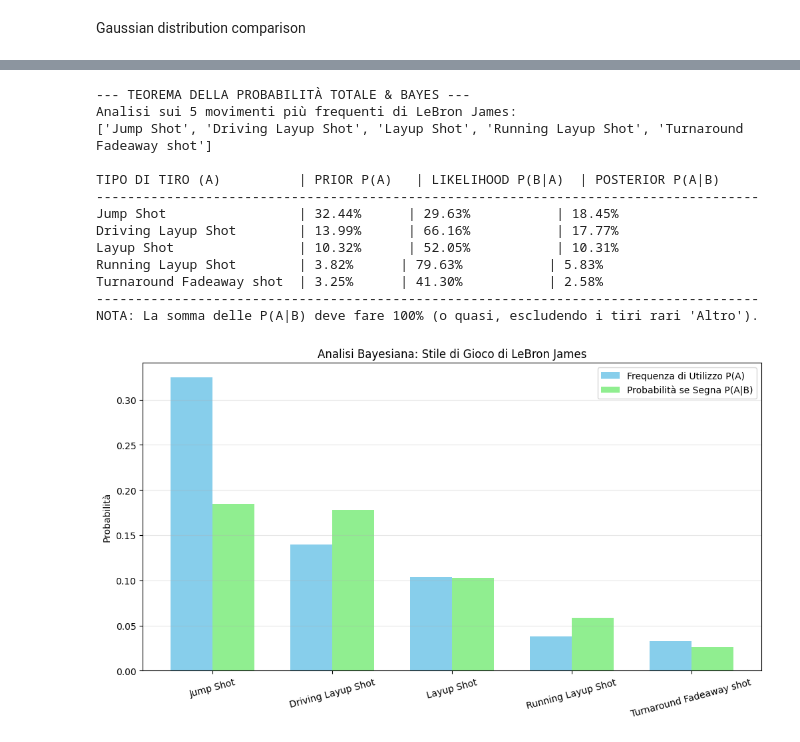
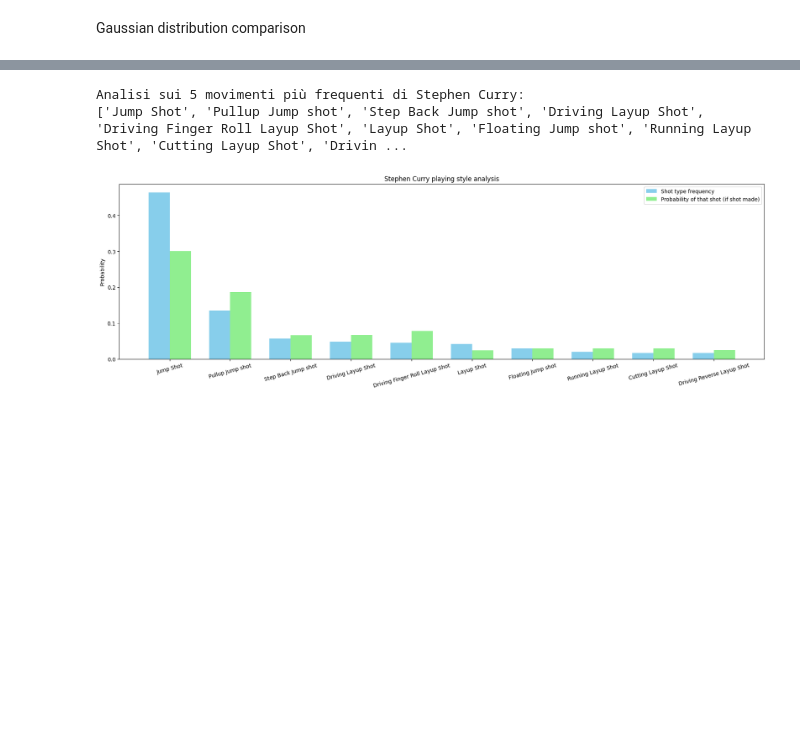
Before and after one commit to alessandromacchi-coder/nbastatsviewer, a Jupyter notebook: statisticsproject.ipynb, the cells around one changed output, grey strips where cells are left out. Saved outputs shown, nothing was run; the diff lists cells and outputs as text; code cells hidden in the pictures; blank space fills up the shorter version.

```diff
--- a/statisticsproject.ipynb
+++ b/statisticsproject.ipynb
@@ -77,7 +77,7 @@ draw_court(ax)
 # %% [markdown]
 Analyzed season played by said player
 # %%
-player = 'LeBron James'
+player = 'Stephen Curry'
 season = 2016
 shotsfiltered=shots[
     (shots['SEASON_1'] == season) &
@@ -520,87 +222,50 @@ VERIFICA SUI DATI REALI:        11.80%
 # %%
+top_actions = shotsfiltered['ACTION_TYPE'].value_counts().nlargest(10).index.tolist()
 
-# 1. PREPARAZIONE DEI DATI
-# La colonna ACTION_TYPE ha troppi nomi diversi (es. "Running Jump Shot", "Turnaround Jump Shot").
-# Prendiamo solo i 5 tipi di tiro più frequenti per non incasinare il grafico.
-top_actions = shotsfiltered['ACTION_TYPE'].value_counts().nlargest(5).index.tolist()
-
-# Creiamo un nuovo dataframe solo con questi 5 tipi
 df_top = shotsfiltered[shotsfiltered['ACTION_TYPE'].isin(top_actions)].copy()
 
-# Calcoliamo la probabilità totale di segnare (P(B)) su tutto il dataset originale
-p_made_total = shotsfiltered['SHOT_MADE'].mean()
+shotmadeprob = shotsfiltered['SHOT_MADE'].mean()
 
-print(f"--- TEOREMA DELLA PROBABILITÀ TOTALE & BAYES ---")
 print(f"Analisi sui 5 movimenti più frequenti di {player}:")
 print(f"{top_actions}\n")
-
-print(f"{'TIPO DI TIRO (A)':<25} | {'PRIOR P(A)':<12} | {'LIKELIHOOD P(B|A)':<18} | {'POSTERIOR P(A|B)':<18}")
-print("-" * 85)
-
 results = []
 
 # 2. CICLO DI CALCOLO PER OGNI TIPO DI TIRO
 for action in top_actions:
-    # Filtriamo i dati per questo specifico movimento
     subset = shotsfiltered[shotsfiltered['ACTION_TYPE'] == action]
 
-    # A. PROBABILITÀ A PRIORI - P(A)
-    # "Quanto spesso sceglie di fare questo tiro?"
-    p_A = len(subset) / len(shotsfiltered)
+    shottypeprob = len(subset) / len(shotsfiltered) #how often that type of shot is chosen by the player?
 
-    # B. VEROSIMIGLIANZA - P(B|A)
-    # "Dato che ha scelto questo tiro, con che probabilità segna?" (La sua precisione)
-    p_B_given_A = subset['SHOT_MADE'].mean()
+    subshotmadeprob = subset['SHOT_MADE'].mean()
 
-    # C. PROBABILITÀ A POSTERIORI (BAYES) - P(A|B)
-    # "Dato che ha segnato (B), qual è la probabilità che fosse questo tiro?"
-    # Formula: P(A|B) = (P(B|A) * P(A)) / P(B_totale)
-    p_A_given_B = (p_B_given_A * p_A) / p_made_total
+    probshotwasaction = (subshotmadeprob * shottypeprob) / shotmadeprob
 
-    # Salviamo i dati per il grafico
     results.append({
         'Action': action,
-        'Prior': p_A,
-        'Likelihood': p_B_given_A,
-        'Posterior': p_A_given_B
+        'Prior': shottypeprob,
+        'Likelihood': subshotmadeprob,
+        'Posterior': probshotwasaction
     })
 
-    print(f"{action:<25} | {p_A:.2%}      | {p_B_given_A:.2%}           | {p_A_given_B:.2%}")
 
-print("-" * 85)
-print(f"NOTA: La somma delle P(A|B) deve fare 100% (o quasi, escludendo i tiri rari 'Altro').")
 
-# 3. GRAFICO: CONFRONTO A PRIORI vs A POSTERIORI
 df_res = pd.DataFrame(results).set_index('Action')
 
-fig, ax = plt.subplots(figsize=(12, 6))
+fig, ax = plt.subplots(figsize=(22, 6))
 x = range(len(df_res))
 width = 0.35
 
-# Barre: Quanto lo usa (Blu) vs Quanto contribuisce ai canestri (Verde)
-ax.bar([i - width/2 for i in x], df_res['Prior'], width, label='Frequenza di Utilizzo P(A)', color='skyblue')
-ax.bar([i + width/2 for i in x], df_res['Posterior'], width, label='Probabilità se Segna P(A|B)', color='lightgreen')
+ax.bar([i - width/2 for i in x], df_res['Prior'], width, label='Shot type frequency', color='skyblue')
+ax.bar([i + width/2 for i in x], df_res['Posterior'], width, label='Probability of that shot (if shot made)', color='lightgreen')
 
-ax.set_ylabel('Probabilità')
-ax.set_title(f'Analisi Bayesiana: Stile di Gioco di {player}')
+ax.set_ylabel('Probability')
+ax.set_title(f'{player} playing style analysis')
 ax.set_xticks(x)
 ax.set_xticklabels(df_res.index, rotation=15)
 ax.legend()
-plt.grid(axis='y', alpha=0.3)
 
 plt.show()
 # %% [output]
---- TEOREMA DELLA PROBABILITÀ TOTALE & BAYES ---
-Analisi sui 5 movimenti più frequenti di LeBron James:
-['Jump Shot', 'Driving Layup Shot', 'Layup Shot', 'Running Layup Shot', 'Turnaround Fadeaway shot']
-
-TIPO DI TIRO (A)          | PRIOR P(A)   | LIKELIHOOD P(B|A)  | POSTERIOR P(A|B)
--------------------------------------------------------------------------------------
-Jump Shot                 | 32.44%      | 29.63%           | 18.45%
-Driving Layup Shot        | 13.99%      | 66.16%           | 17.77%
-Layup Shot                | 10.32%      | 52.05%           | 10.31%
-Running Layup Shot        | 3.82%      | 79.63%           | 5.83%
-Turnaround Fadeaway shot  | 3.25%      | 41.30%           | 2.58%
--------------------------------------------------------------------------------------
-NOTA: La somma delle P(A|B) deve fare 100% (o quasi, escludendo i tiri rari 'Altro').
+Analisi sui 5 movimenti più frequenti di Stephen Curry:
+['Jump Shot', 'Pullup Jump shot', 'Step Back Jump shot', 'Driving Layup Shot', 'Driving Finger Roll Layup Shot', 'Layup Shot', 'Floating Jump shot', 'Running Layup Shot', 'Cutting Layup Shot', 'Drivin ...
-[figure, old version]
+[figure, new version]
```
Also changed, not shown: parts of 10 cells of this notebook.
